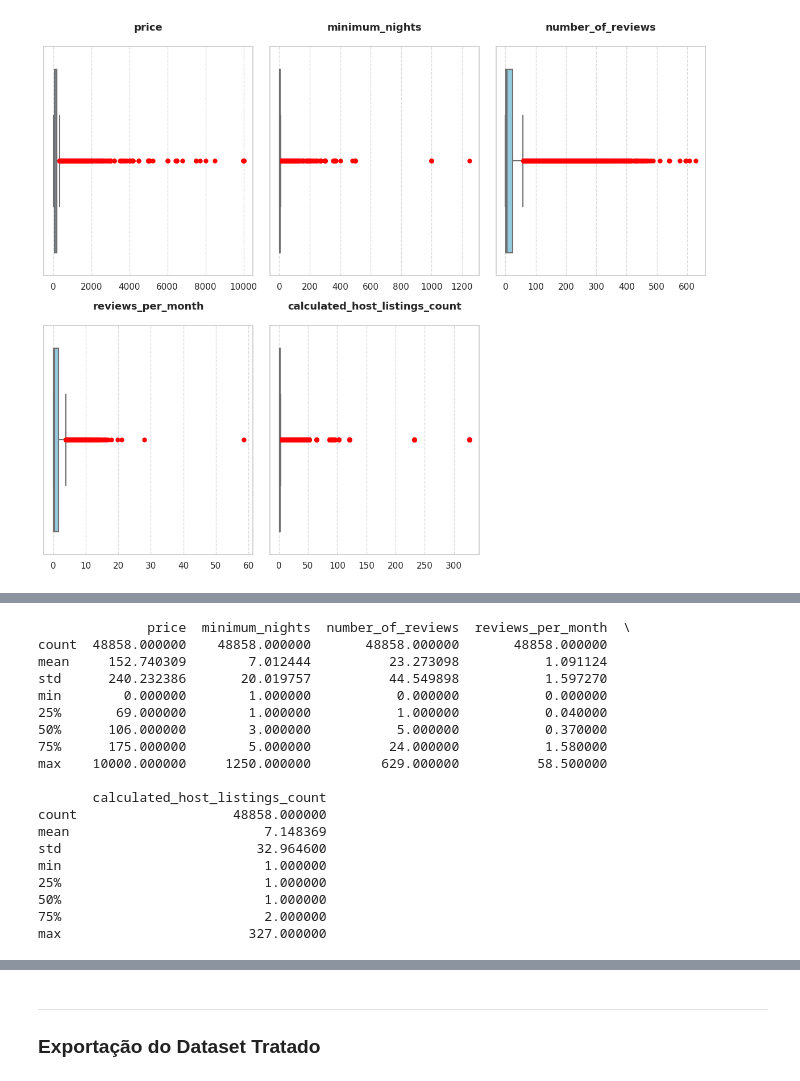
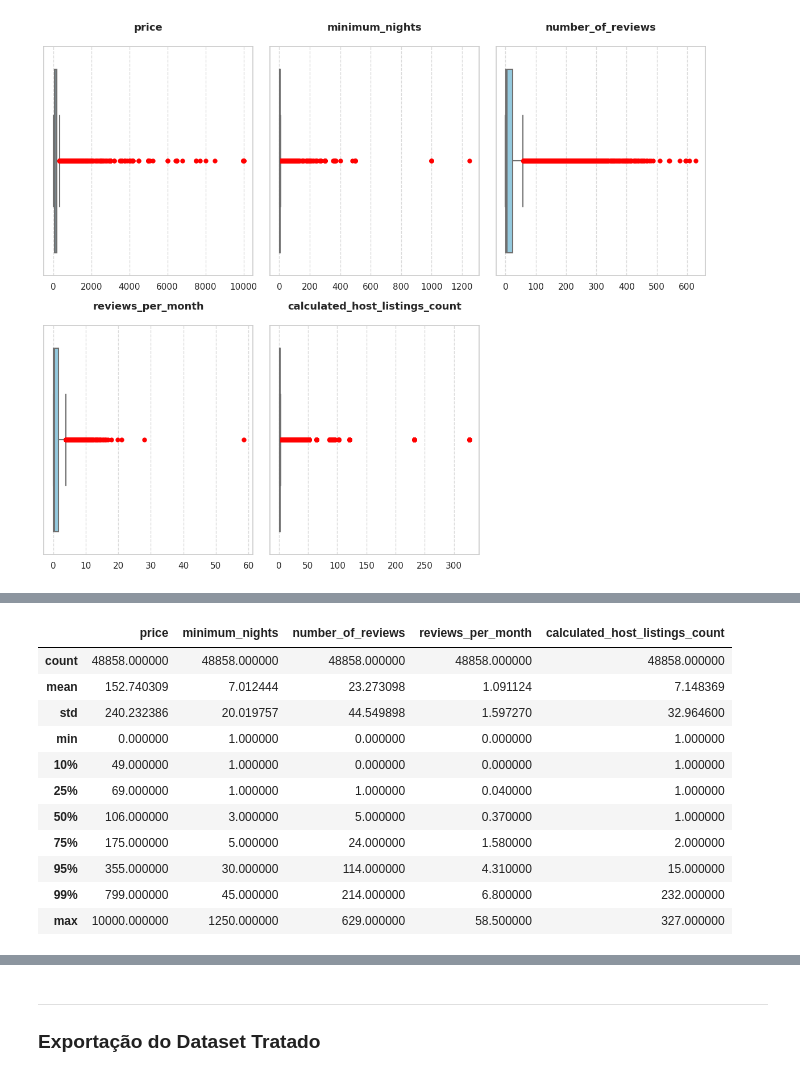
Before and after one commit to JoaoPedroBalduino/New-York-City-Airbnb-Open-Data, a Jupyter notebook: notebooks/01pipeline_AB_NYC.ipynb, the cells around one changed output, grey strips where cells are left out. Cells and saved outputs as stored; diff of their text form; code cells hidden in the pictures.

```diff
--- a/notebooks/01pipeline_AB_NYC.ipynb
+++ b/notebooks/01pipeline_AB_NYC.ipynb
@@ -236,0 +259,16 @@ dtype: int64
+# %%
+#Verificação de possíveis erros de digitação ou inconsistências na coluna 'neighbourhood'
+# Já que são muitos...
+qtd_bairros_antes = df['neighbourhood'].nunique()
+
+df['neighbourhood'] = df['neighbourhood'].str.strip().astype('category')
+
+qtd_bairros_depois = df['neighbourhood'].nunique()
+
+print(f"Quantidade de bairros únicos ANTES do strip: {qtd_bairros_antes}")
+print(f"Quantidade de bairros únicos DEPOIS do strip: {qtd_bairros_depois}")
+
+if qtd_bairros_antes == qtd_bairros_depois:
+    print("Tudo certo! Não havia bairros duplicados por conta de espaços.")
+else:
+    print("Havia erros de digitação (espaços extras) que agora foram corrigidos!")
@@ -305,22 +353,16 @@ plt.show()
 # %%
-print(df[['price', 'minimum_nights', 'number_of_reviews', 'reviews_per_month', 'calculated_host_listings_count']].describe())
+df[['price', 'minimum_nights', 'number_of_reviews', 'reviews_per_month', 'calculated_host_listings_count']].describe(percentiles=[0.1, 0.25, 0.5, 0.75, 0.95, 0.99])
+# FOI ADICIONADO OS PERCENTIS 0.1, 0.95 E 0.99 PARA MELHOR VISUALIZAÇÃO DE ALGUM PROBLEMA DE INPUTS ERRADOS
 # %% [output]
-              price  minimum_nights  number_of_reviews  reviews_per_month  \
-count  48858.000000    48858.000000       48858.000000       48858.000000
-mean     152.740309        7.012444          23.273098           1.091124
-std      240.232386       20.019757          44.549898           1.597270
-min        0.000000        1.000000           0.000000           0.000000
-25%       69.000000        1.000000           1.000000           0.040000
-50%      106.000000        3.000000           5.000000           0.370000
-75%      175.000000        5.000000          24.000000           1.580000
-max    10000.000000     1250.000000         629.000000          58.500000
-
-       calculated_host_listings_count
-count                    48858.000000
-mean                         7.148369
-std                         32.964600
-min                          1.000000
-25%                          1.000000
-50%                          1.000000
-75%                          2.000000
-max                        327.000000
+|  | price | minimum_nights | number_of_reviews | reviews_per_month | calculated_host_listings_count |
+| count | 48858.000000 | 48858.000000 | 48858.000000 | 48858.000000 | 48858.000000 |
+| mean | 152.740309 | 7.012444 | 23.273098 | 1.091124 | 7.148369 |
+| std | 240.232386 | 20.019757 | 44.549898 | 1.597270 | 32.964600 |
+| min | 0.000000 | 1.000000 | 0.000000 | 0.000000 | 1.000000 |
+| 10% | 49.000000 | 1.000000 | 0.000000 | 0.000000 | 1.000000 |
+| 25% | 69.000000 | 1.000000 | 1.000000 | 0.040000 | 1.000000 |
+| 50% | 106.000000 | 3.000000 | 5.000000 | 0.370000 | 1.000000 |
+| 75% | 175.000000 | 5.000000 | 24.000000 | 1.580000 | 2.000000 |
+| 95% | 355.000000 | 30.000000 | 114.000000 | 4.310000 | 15.000000 |
+| 99% | 799.000000 | 45.000000 | 214.000000 | 6.800000 | 232.000000 |
+| max | 10000.000000 | 1250.000000 | 629.000000 | 58.500000 | 327.000000 |
```
Also changed, not shown: parts of 10 cells of this notebook, 4 other files.
